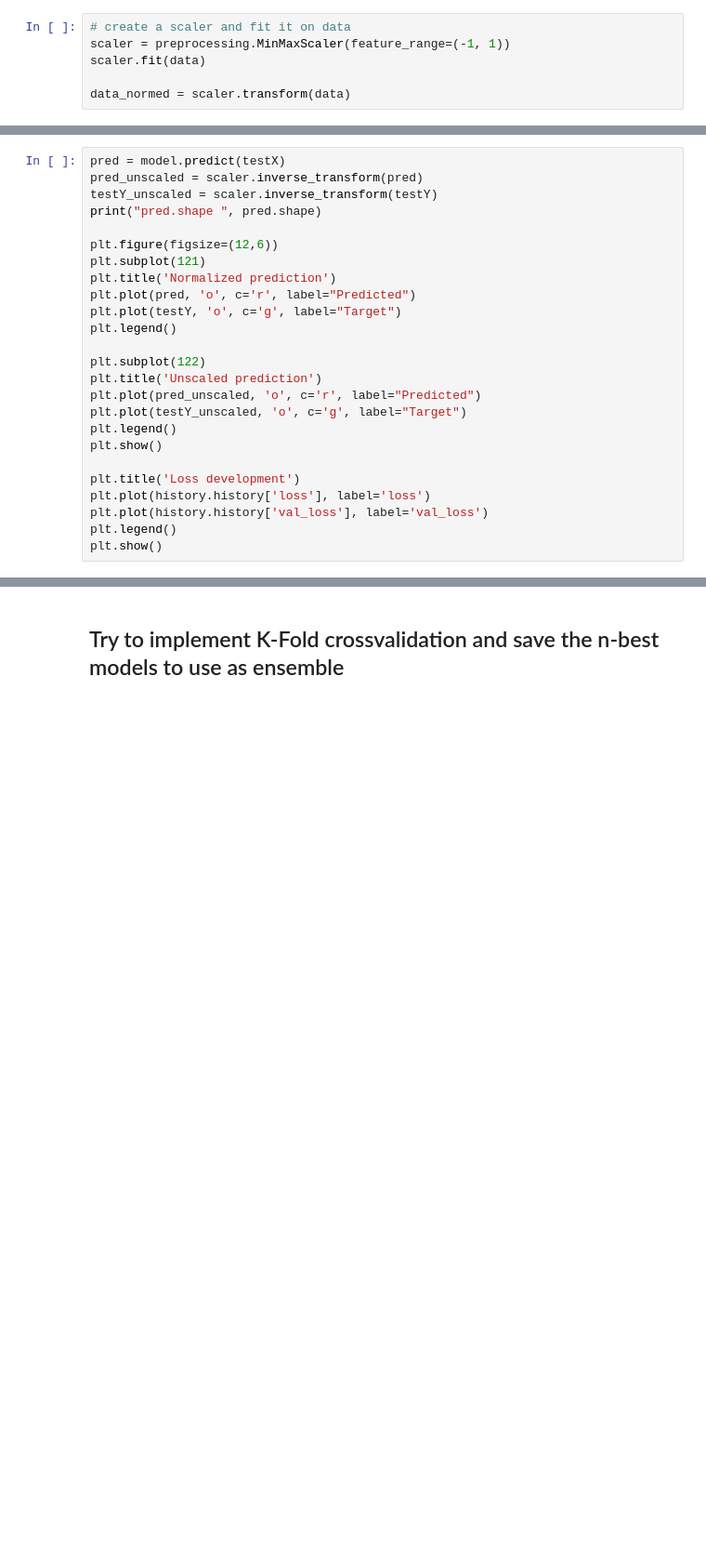
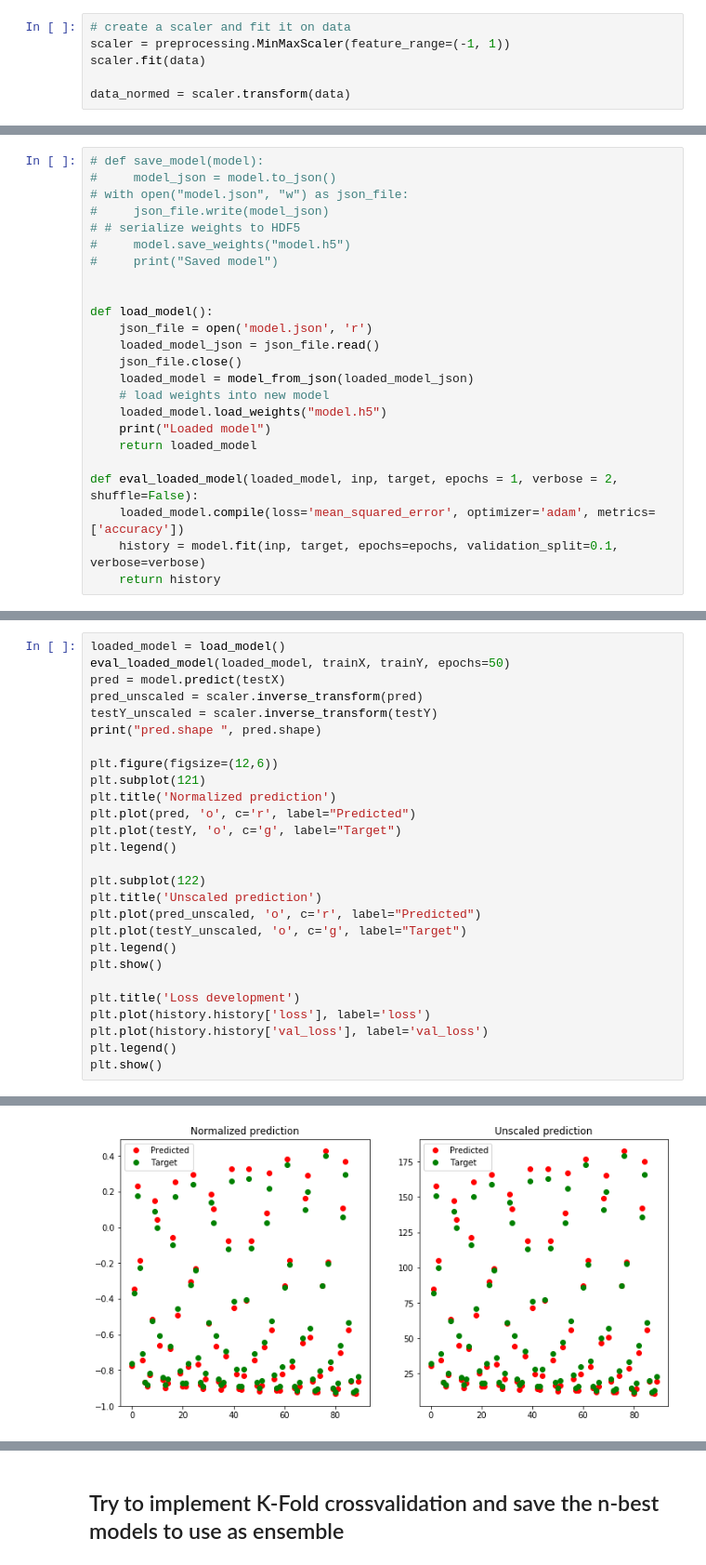
Before and after one commit to HansBambel/DeepLearning2019, a Jupyter notebook: Assignment2/timeseriesPrediction.ipynb, the cells around one changed output, grey strips where cells are left out. Shown at 93% size. Cells and saved outputs as stored; diff of their text form; blank space fills up the shorter version.

```diff
--- a/Assignment2/timeseriesPrediction.ipynb
+++ b/Assignment2/timeseriesPrediction.ipynb
@@ -53,3 +86,27 @@ def evaluate_model(inp, target, epochs=1, verbose=2):
+# %%
+# def save_model(model):
+#     model_json = model.to_json()
+# with open("model.json", "w") as json_file:
+#     json_file.write(model_json)
+# # serialize weights to HDF5
+#     model.save_weights("model.h5")
+#     print("Saved model")
+
+
+def load_model():
+    json_file = open('model.json', 'r')
+    loaded_model_json = json_file.read()
+    json_file.close()
+    loaded_model = model_from_json(loaded_model_json)
+    # load weights into new model
+    loaded_model.load_weights("model.h5")
+    print("Loaded model")
+    return loaded_model
+
+def eval_loaded_model(loaded_model, inp, target, epochs = 1, verbose = 2, shuffle=False):
+    loaded_model.compile(loss='mean_squared_error', optimizer='adam', metrics=['accuracy'])
+    history = model.fit(inp, target, epochs=epochs, validation_split=0.1, verbose=verbose)
+    return history
 # %%
 # Create train and test data (model is trained on sequence and should predict the next timestep)
 targetIndex = np.array(range(inputsize, len(data)))
@@ -76,4 +158,6 @@ model, history = evaluate_model(trainX, trainY, epochs=50)
 # %%
+loaded_model = load_model()
+eval_loaded_model(loaded_model, trainX, trainY, epochs=50)
 pred = model.predict(testX)
 pred_unscaled = scaler.inverse_transform(pred)
 testY_unscaled = scaler.inverse_transform(testY)
@@ -98,3 +182,4 @@ plt.plot(history.history['loss'], label='loss')
 plt.plot(history.history['val_loss'], label='val_loss')
 plt.legend()
 plt.show()
+# %% [output]
@@ -100,0 +203 @@ plt.show()
+[figure, added]
```
Also changed, not shown: parts of 8 cells of this notebook, 1 other file.
